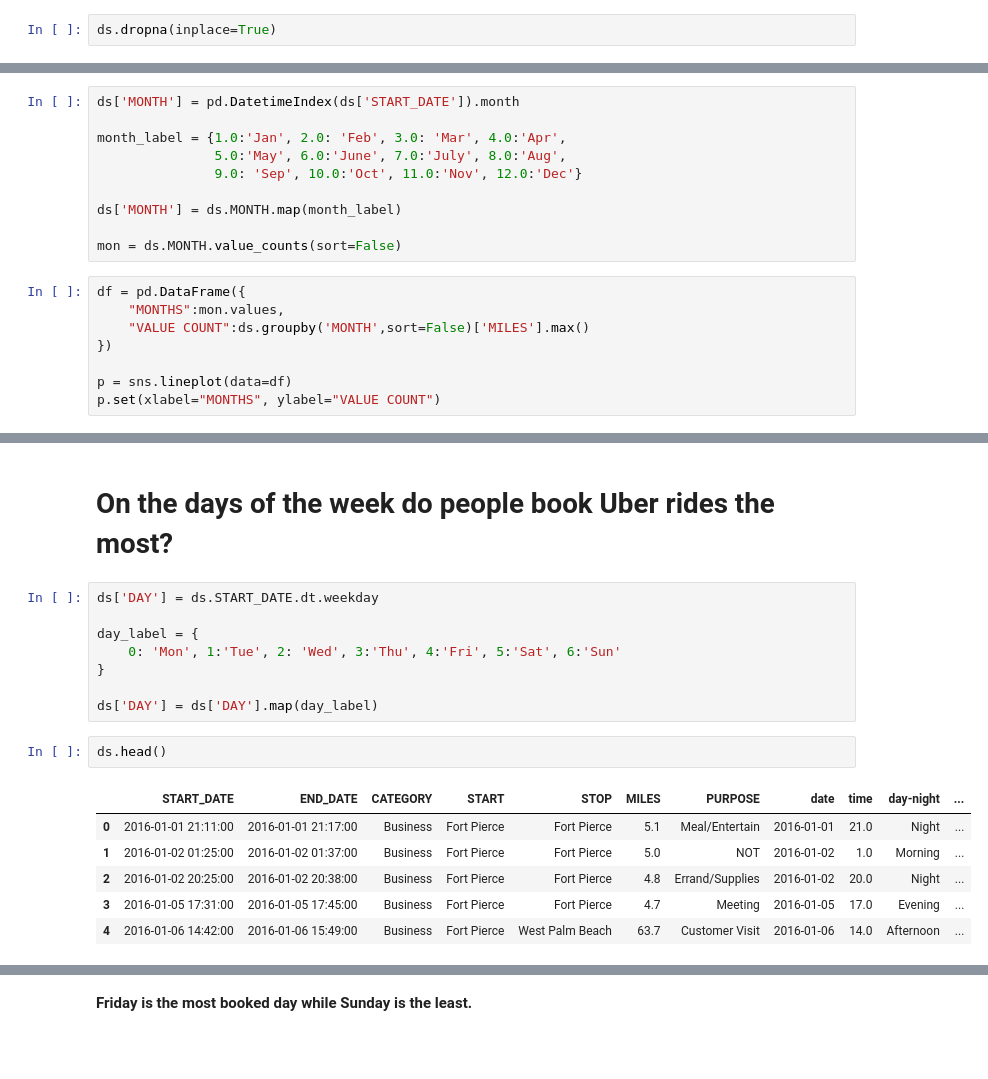
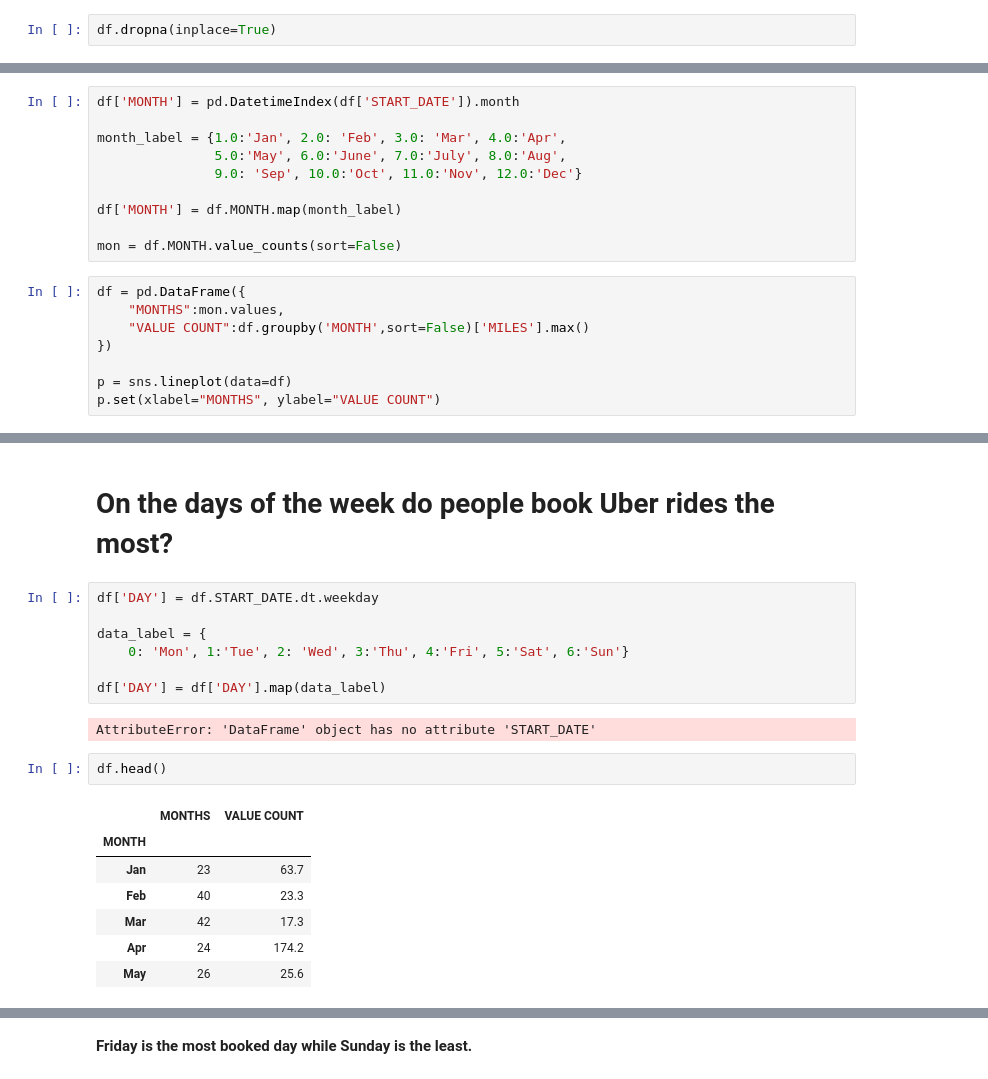
Before and after one commit to zephyrroche/Uber-Data-Analysis, a Jupyter notebook: Uber_Data_Analysis.ipynb, the cells around one changed output, grey strips where cells are left out. Cells and saved outputs as stored; diff of their text form; blank space fills up the shorter version.

```diff
--- a/Uber_Data_Analysis.ipynb
+++ b/Uber_Data_Analysis.ipynb
@@ -115,5 +115,5 @@ ds.head()
 | 3 | 2016-01-05 17:31:00 | 2016-01-05 17:45:00 | Business | Fort Pierce | Fort Pierce | 4.7 | Meeting | 2016-01-05 | 17.0 | Evening |
 | 4 | 2016-01-06 14:42:00 | 2016-01-06 15:49:00 | Business | Fort Pierce | West Palm Beach | 63.7 | Customer Visit | 2016-01-06 | 14.0 | Afternoon |
 # %%
-ds.dropna(inplace=True)
+df.dropna(inplace=True)
 # %%
@@ -159,19 +159,19 @@ sns.countplot(ds['day-night'])
 # %% [markdown]
 # In which months do people book Uber rides less frequently?
 # %%
-ds['MONTH'] = pd.DatetimeIndex(ds['START_DATE']).month
+df['MONTH'] = pd.DatetimeIndex(df['START_DATE']).month
 
 month_label = {1.0:'Jan', 2.0: 'Feb', 3.0: 'Mar', 4.0:'Apr',
                5.0:'May', 6.0:'June', 7.0:'July', 8.0:'Aug',
                9.0: 'Sep', 10.0:'Oct', 11.0:'Nov', 12.0:'Dec'}
 
-ds['MONTH'] = ds.MONTH.map(month_label)
+df['MONTH'] = df.MONTH.map(month_label)
 
-mon = ds.MONTH.value_counts(sort=False)
+mon = df.MONTH.value_counts(sort=False)
 # %%
 df = pd.DataFrame({
     "MONTHS":mon.values,
-    "VALUE COUNT":ds.groupby('MONTH',sort=False)['MILES'].max()
+    "VALUE COUNT":df.groupby('MONTH',sort=False)['MILES'].max()
 })
 
 p = sns.lineplot(data=df)
@@ -184,20 +184,22 @@ p.set(xlabel="MONTHS", ylabel="VALUE COUNT")
 # %% [markdown]
 # On the days of the week do people book Uber rides the most?
 # %%
-ds['DAY'] = ds.START_DATE.dt.weekday
+df['DAY'] = df.START_DATE.dt.weekday
 
-day_label = {
-    0: 'Mon', 1:'Tue', 2: 'Wed', 3:'Thu', 4:'Fri', 5:'Sat', 6:'Sun'
-}
+data_label = {
+    0: 'Mon', 1:'Tue', 2: 'Wed', 3:'Thu', 4:'Fri', 5:'Sat', 6:'Sun'}
 
-ds['DAY'] = ds['DAY'].map(day_label)
+df['DAY'] = df['DAY'].map(data_label)
+# %% [output]
+AttributeError: 'DataFrame' object has no attribute 'START_DATE'
 # %%
-ds.head()
+df.head()
 # %% [output]
-|  | START_DATE | END_DATE | CATEGORY | START | STOP | MILES | PURPOSE | date | time | day-night | ... |
-| 0 | 2016-01-01 21:11:00 | 2016-01-01 21:17:00 | Business | Fort Pierce | Fort Pierce | 5.1 | Meal/Entertain | 2016-01-01 | 21.0 | Night | ... |
-| 1 | 2016-01-02 01:25:00 | 2016-01-02 01:37:00 | Business | Fort Pierce | Fort Pierce | 5.0 | NOT | 2016-01-02 | 1.0 | Morning | ... |
-| 2 | 2016-01-02 20:25:00 | 2016-01-02 20:38:00 | Business | Fort Pierce | Fort Pierce | 4.8 | Errand/Supplies | 2016-01-02 | 20.0 | Night | ... |
-| 3 | 2016-01-05 17:31:00 | 2016-01-05 17:45:00 | Business | Fort Pierce | Fort Pierce | 4.7 | Meeting | 2016-01-05 | 17.0 | Evening | ... |
-| 4 | 2016-01-06 14:42:00 | 2016-01-06 15:49:00 | Business | Fort Pierce | West Palm Beach | 63.7 | Customer Visit | 2016-01-06 | 14.0 | Afternoon | ... |
+|  | MONTHS | VALUE COUNT |
+| MONTH |  |  |
+| Jan | 23 | 63.7 |
+| Feb | 40 | 23.3 |
+| Mar | 42 | 17.3 |
+| Apr | 24 | 174.2 |
+| May | 26 | 25.6 |
 # %%
```
Also changed, not shown: parts of 21 cells of this notebook.
